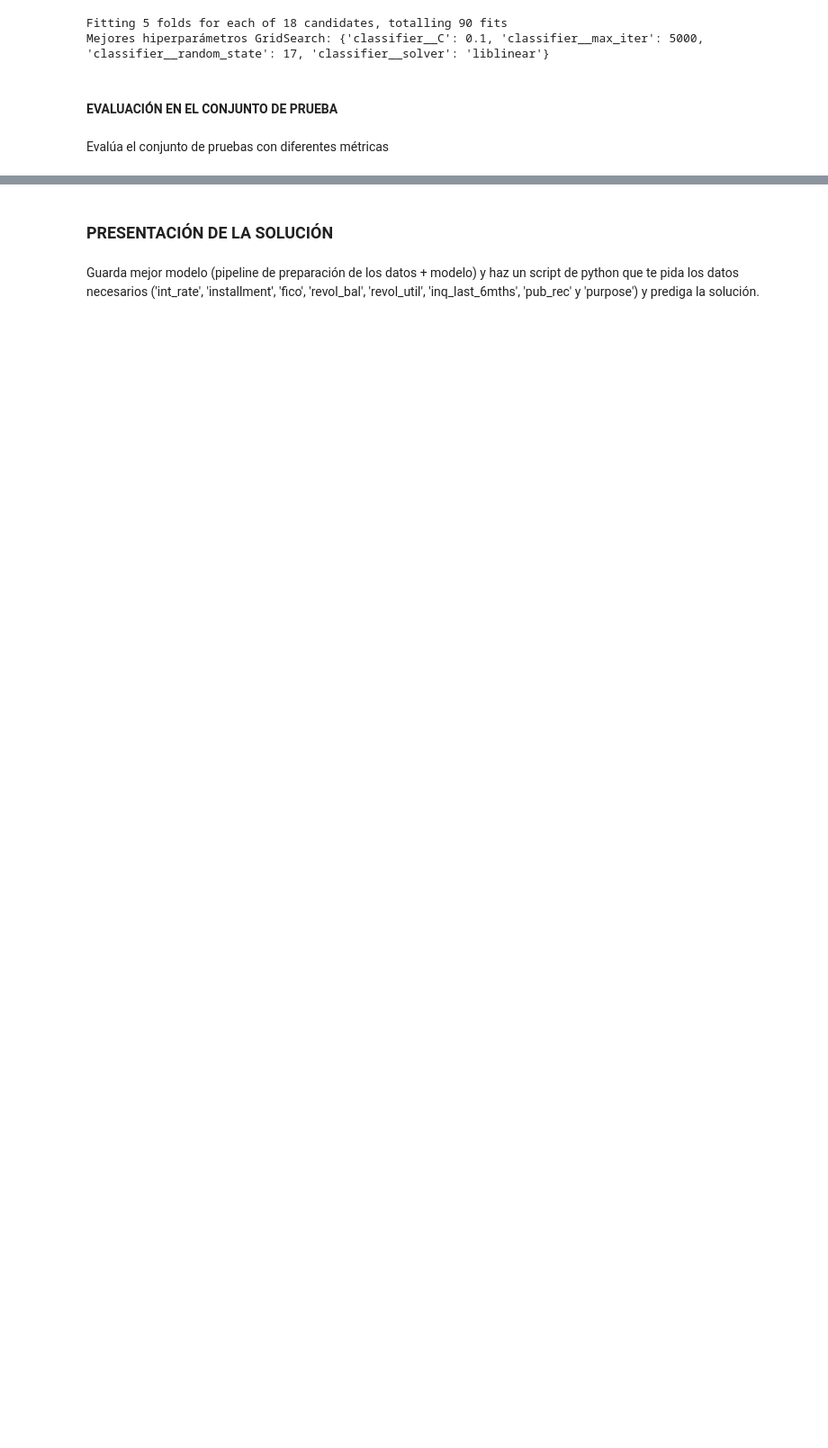
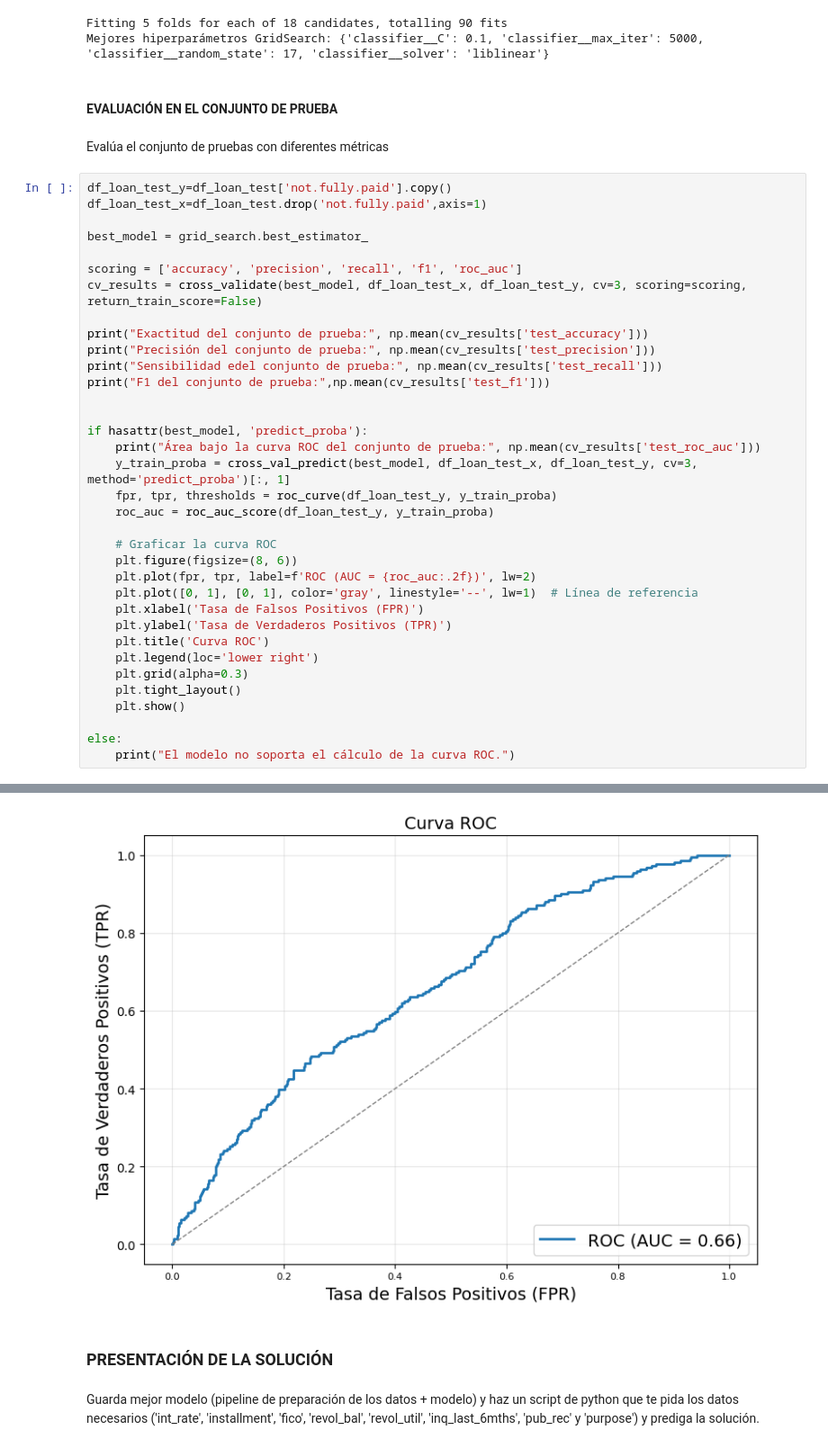
Before and after one commit to xabierguerrero/IABD_2425, a Jupyter notebook: Python_Ejers/SAPA/2_8Ejers/2_8Ejercicios.ipynb, the cells around one changed output, grey strips where cells are left out. Shown at 90% size. Saved outputs shown, nothing was run; the diff lists cells and outputs as text; blank space fills up the shorter version.

```diff
--- a/Python_Ejers/SAPA/2_8Ejers/2_8Ejercicios.ipynb
+++ b/Python_Ejers/SAPA/2_8Ejers/2_8Ejercicios.ipynb
@@ -421,3 +429,39 @@ Mejores hiperparámetros GridSearch: {'classifier__C': 0.1, 'classifier__max_ite
 #### EVALUACIÓN EN EL CONJUNTO DE PRUEBA
 # %% [markdown]
 Evalúa el conjunto de pruebas con diferentes métricas
+# %%
+df_loan_test_y=df_loan_test['not.fully.paid'].copy()
+df_loan_test_x=df_loan_test.drop('not.fully.paid',axis=1)
+
+best_model = grid_search.best_estimator_
+
+scoring = ['accuracy', 'precision', 'recall', 'f1', 'roc_auc']
+cv_results = cross_validate(best_model, df_loan_test_x, df_loan_test_y, cv=3, scoring=scoring, return_train_score=False)
+
+print("Exactitud del conjunto de prueba:", np.mean(cv_results['test_accuracy']))
+print("Precisión del conjunto de prueba:", np.mean(cv_results['test_precision']))
+print("Sensibilidad edel conjunto de prueba:", np.mean(cv_results['test_recall']))
+print("F1 del conjunto de prueba:",np.mean(cv_results['test_f1']))
+
+
+if hasattr(best_model, 'predict_proba'):
+    print("Área bajo la curva ROC del conjunto de prueba:", np.mean(cv_results['test_roc_auc']))
+    y_train_proba = cross_val_predict(best_model, df_loan_test_x, df_loan_test_y, cv=3, method='predict_proba')[:, 1]
+    fpr, tpr, thresholds = roc_curve(df_loan_test_y, y_train_proba)
+    roc_auc = roc_auc_score(df_loan_test_y, y_train_proba)
+
+    # Graficar la curva ROC
+    plt.figure(figsize=(8, 6))
+    plt.plot(fpr, tpr, label=f'ROC (AUC = {roc_auc:.2f})', lw=2)
+    plt.plot([0, 1], [0, 1], color='gray', linestyle='--', lw=1)  # Línea de referencia
+    plt.xlabel('Tasa de Falsos Positivos (FPR)')
+    plt.ylabel('Tasa de Verdaderos Positivos (TPR)')
+    plt.title('Curva ROC')
+    plt.legend(loc='lower right')
+    plt.grid(alpha=0.3)
+    plt.tight_layout()
+    plt.show()
+
+else:
+    print("El modelo no soporta el cálculo de la curva ROC.")
+# %% [output]
@@ -424,3 +473,4 @@ Evalúa el conjunto de pruebas con diferentes métricas
+[figure, added]
 # %% [markdown]
 ### PRESENTACIÓN DE LA SOLUCIÓN
 # %% [markdown]
```
Also changed, not shown: parts of 14 cells of this notebook, 2 other files.
